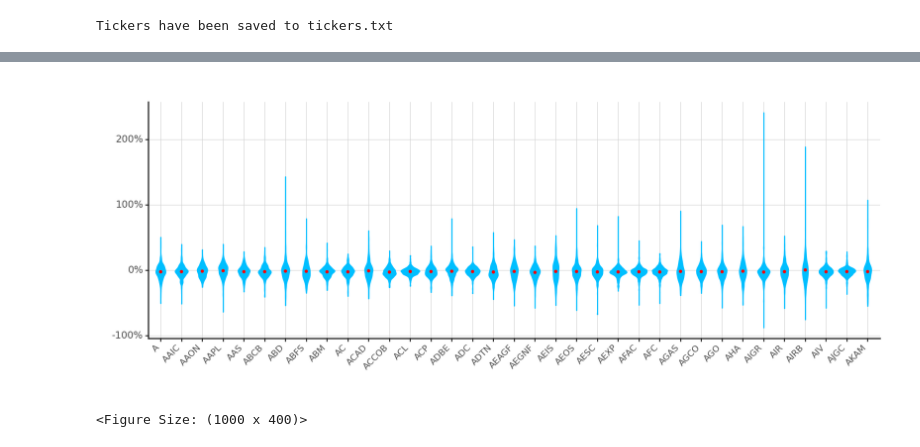
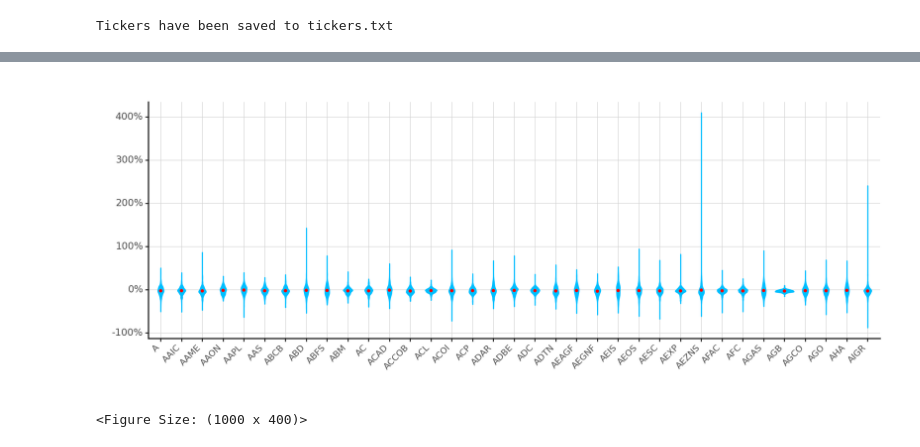
Before and after one commit to gabrielbaker97/Thesis-Gabriel-Baker, a Jupyter notebook: DataCollection.ipynb, the cells around one changed output, grey strips where cells are left out. Cells and saved outputs as stored; diff of their text form; code cells hidden in the pictures.

```diff
--- a/DataCollection.ipynb
+++ b/DataCollection.ipynb
@@ -398,7 +426,16 @@ factors_ff5_monthly = (pd.read_sql_query(
      parse_dates={"month"})
   .add_prefix("factor_ff5_")
 )
-
+crsp_2000 = (pd.read_sql_query(
+    sql="SELECT * FROM crsp_2000",
+    con=tidy_finance,
+    parse_dates={"month"})
+)
+crsp_1500 = (pd.read_sql_query(
+    sql="SELECT * FROM crsp_1500",
+    con=tidy_finance,
+    parse_dates={"month"})
+)
 crsp_1000 = (pd.read_sql_query(
     sql="SELECT * FROM crsp_1000",
     con=tidy_finance,
@@ -427,7 +464,7 @@ crsp_50 = (pd.read_sql_query(
     parse_dates={"month"})
 )
 # %%
-data_list = [crsp_50, crsp_100, crsp_250, crsp_500, crsp_1000]
+data_list = [crsp_50, crsp_100, crsp_250, crsp_500, crsp_1000, crsp_1500, crsp_2000]
 
 # Create an empty dictionary to store dataframes
 data_dict = {}
@@ -516,9 +568,9 @@ def violin(data):
     data_plot.save(filename='plots/excess_return_distribution.png', format='png', verbose=False)
     return data_plot
 # %%
-df_des = data_dict['data_54']
+df_des = data_dict['data_55']
 df_violin = df_des[df_des['ticker'].isin(df_des['ticker'].unique()[:35])]
 violin(df_violin)
 # %% [output]
-[figure, old version]
+[figure, new version]
 <Figure Size: (1000 x 400)>
```
Also changed, not shown: parts of 20 cells of this notebook, 7 other files.
